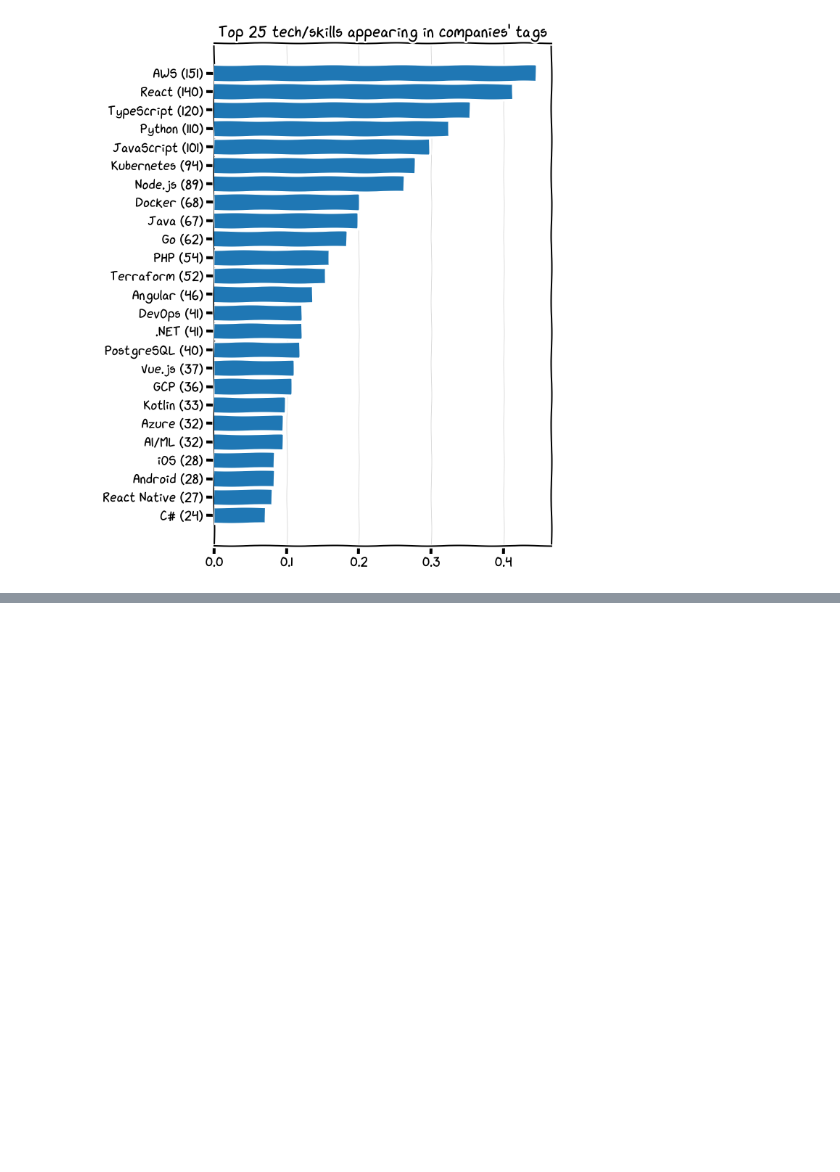
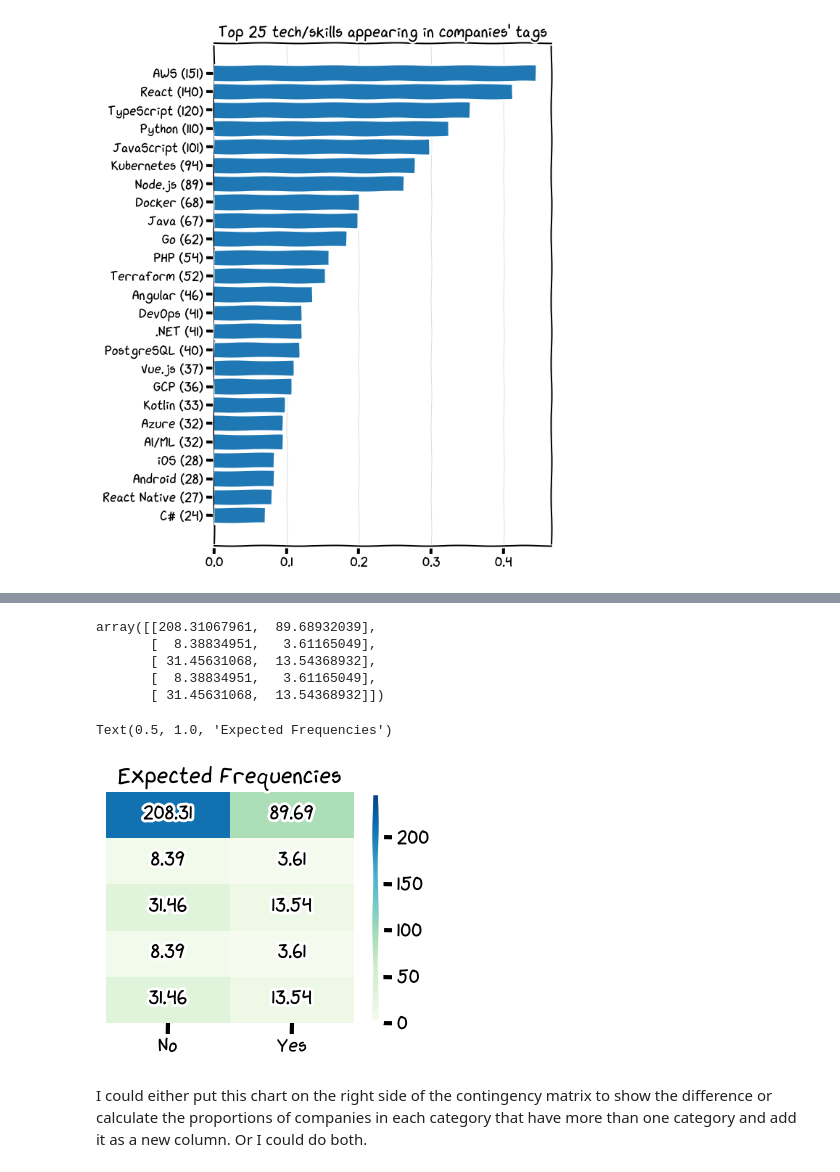
Before and after one commit to FrancescoManfredi/AIRV-analysis, a Jupyter notebook: workbench.ipynb, the cells around one changed output, grey strips where cells are left out. Cells and saved outputs as stored; diff of their text form; code cells hidden in the pictures; blank space fills up the shorter version.

```diff
--- a/workbench.ipynb
+++ b/workbench.ipynb
@@ -348,0 +601,17 @@ Text(0.5, 1.0, "Bottom 25 tech/skills appearing in companies' tags")
+# %%
+chi2_test_res.expected_freq
+# %% [output]
+array([[208.31067961,  89.68932039],
+       [  8.38834951,   3.61165049],
+       [ 31.45631068,  13.54368932],
+       [  8.38834951,   3.61165049],
+       [ 31.45631068,  13.54368932]])
+# %%
+plt.figure(figsize=(4,3))
+sns.heatmap(chi2_test_res.expected_freq, fmt=".2f", yticklabels=False, annot=True, annot_kws={"color":"#000"}, cmap="GnBu", xticklabels=["No", "Yes"], vmin=0, vmax=249)
+plt.title("Expected Frequencies")
+# %% [output]
+Text(0.5, 1.0, 'Expected Frequencies')
+[figure, added]
+# %% [markdown]
+I could either put this chart on the right side of the contingency matrix to show the difference or calculate the proportions of companies in each category that have more than one category and add it as a new column. Or I could do both.
```
Also changed, not shown: parts of 51 cells of this notebook, 1 other file.
